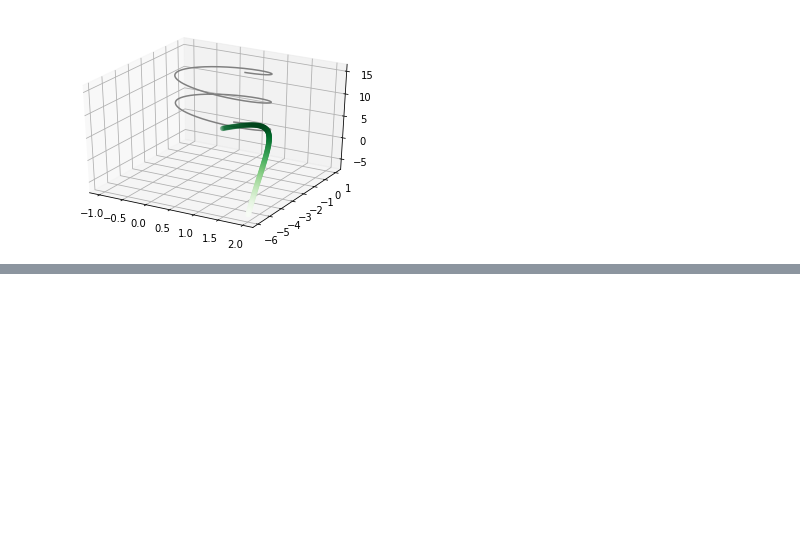
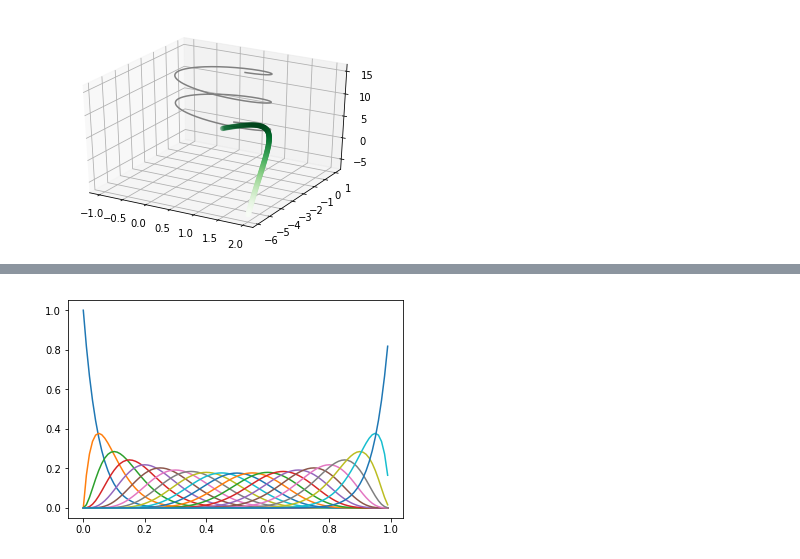
Before and after one commit to adhishagc/bezier-curve-python, a Jupyter notebook: Bezier_Curve_Representation.ipynb, the cells around one changed output, grey strips where cells are left out. Saved outputs shown, nothing was run; the diff lists cells and outputs as text; code cells hidden in the pictures; blank space fills up the shorter version.

```diff
--- a/Bezier_Curve_Representation.ipynb
+++ b/Bezier_Curve_Representation.ipynb
@@ -258,0 +219,5 @@ array([4.95e-08, 4.95e-08, 4.95e-08, 4.95e-08, 4.95e-08, 4.95e-08,
+# %%
+n = 20
+bernstein_plot(n)
+# %% [output]
+[figure, added]
```
Also changed, not shown: parts of 16 cells of this notebook.
